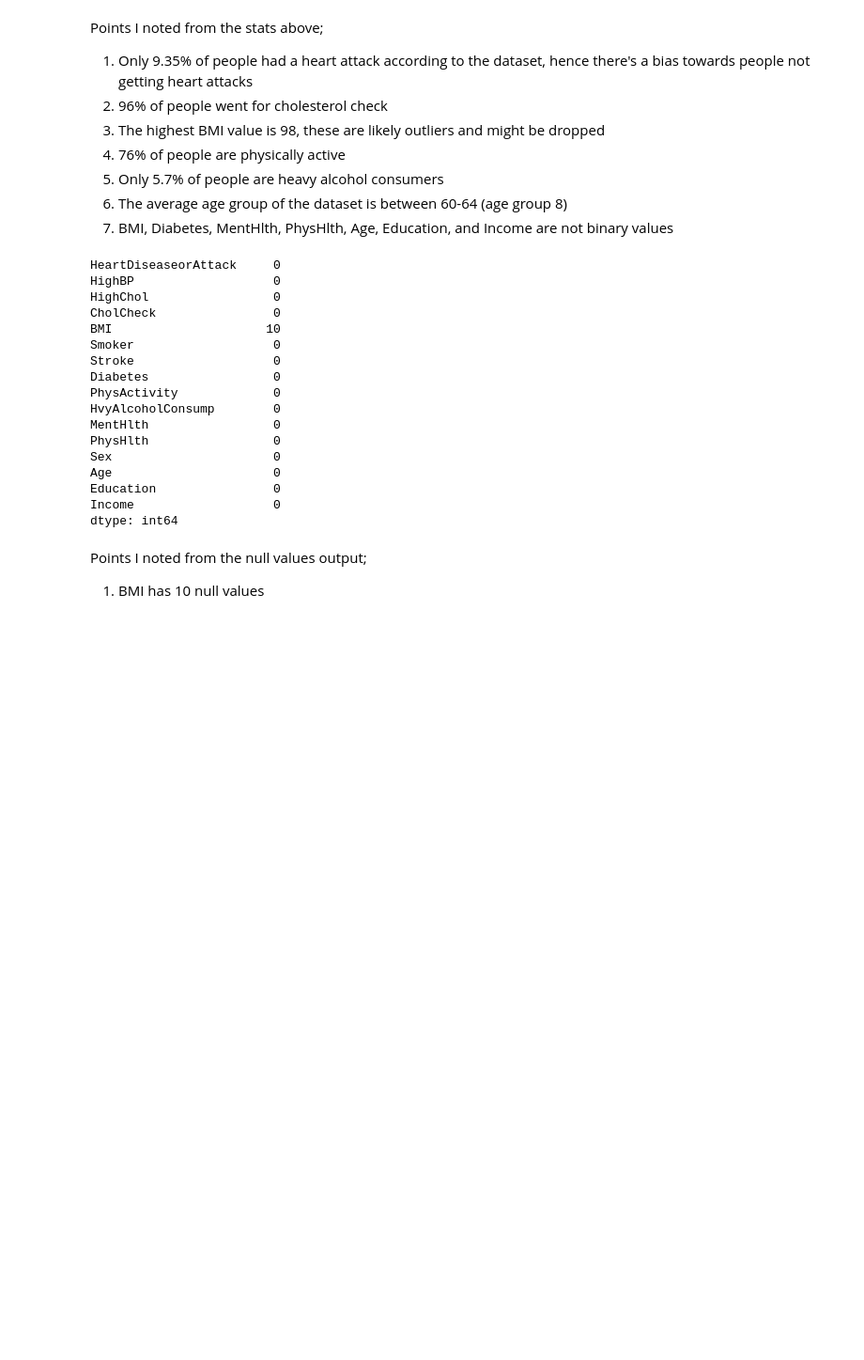
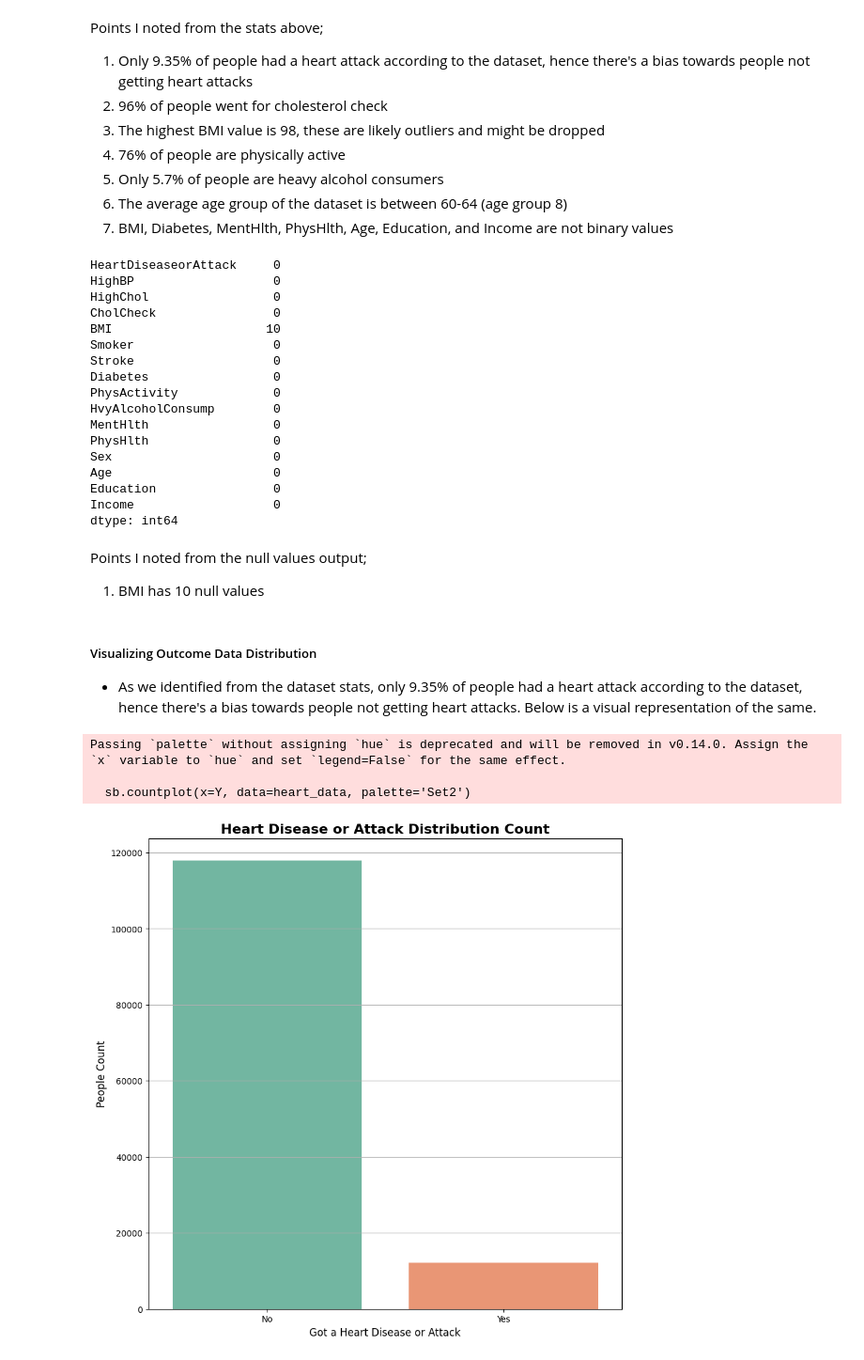
Before and after one commit to leonardsangoroh/AIFoundations, a Jupyter notebook: AssessmentOne/heart-attack-prediction-assignment.ipynb, the cells around one changed output. Shown at 94% size. Cells and saved outputs as stored; diff of their text form; code cells hidden in the pictures; blank space fills up the shorter version.

```diff
--- a/AssessmentOne/heart-attack-prediction-assignment.ipynb
+++ b/AssessmentOne/heart-attack-prediction-assignment.ipynb
@@ -117,3 +126,21 @@ dtype: int64
 # %% [markdown]
 Points I noted from the null values output;
 1. BMI has 10 null values
+# %% [markdown]
+##### Visualizing Outcome Data Distribution
+- As we identified from the dataset stats, only 9.35% of people had a heart attack according to the dataset, hence there's a bias towards people not getting heart attacks. Below is a visual representation of the same.
+# %%
+Y = heart_data['HeartDiseaseorAttack']
+plt.figure(figsize=(10,10))
+sb.countplot(x=Y, data=heart_data, palette='Set2')
+plt.title("Heart Disease or Attack Distribution Count", fontweight="bold", fontsize=16)
+plt.xlabel("Got a Heart Disease or Attack", fontsize=12)
+plt.ylabel("People Count", fontsize=12)
+plt.xticks([0, 1], ['No', 'Yes'])
+plt.grid(visible=True, axis='y')
+plt.show()
+# %% [output]
+Passing `palette` without assigning `hue` is deprecated and will be removed in v0.14.0. Assign the `x` variable to `hue` and set `legend=False` for the same effect.
+
+  sb.countplot(x=Y, data=heart_data, palette='Set2')
+[figure, added]
```
Also changed, not shown: parts of 24 cells of this notebook.
